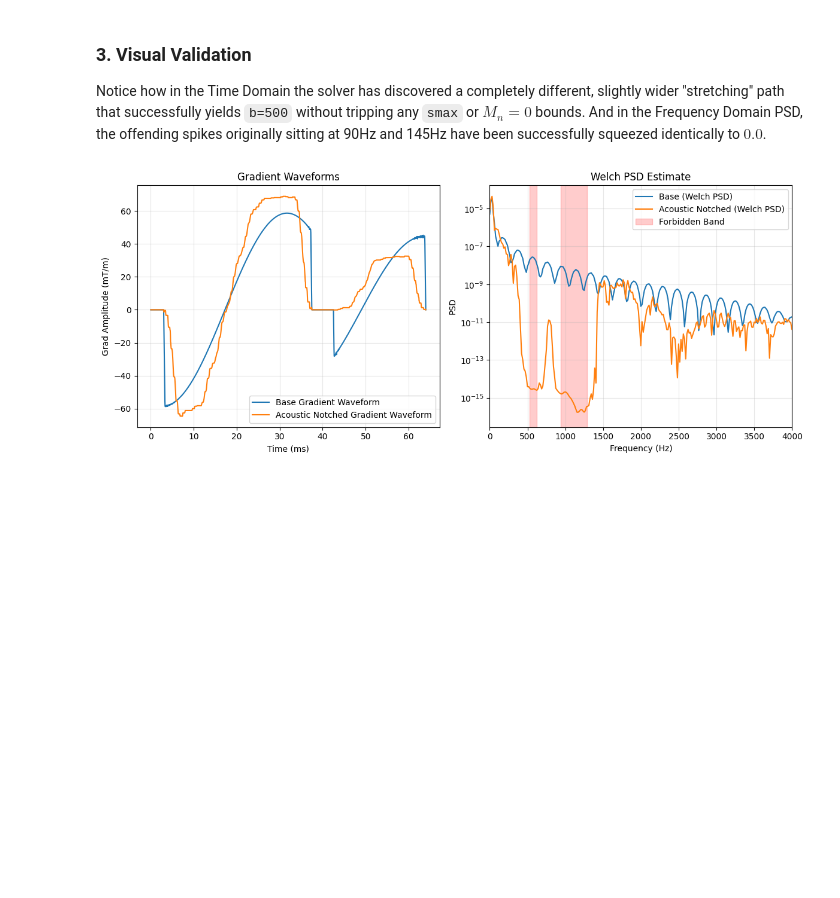
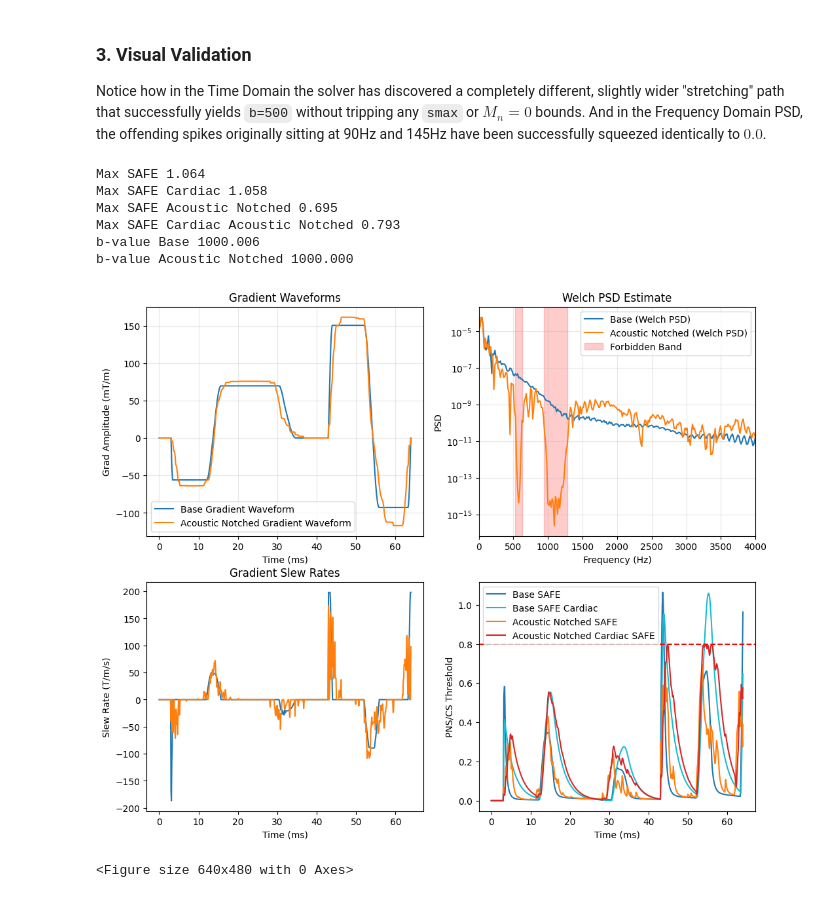
Before and after one commit to bughht/gropt-dev, a Jupyter notebook: examples/diffusion/acoustic_validation.ipynb, the cells around one changed output. Cells and saved outputs as stored; diff of their text form; code cells hidden in the pictures; blank space fills up the shorter version.

Commit message:
Update acoustic validation notebook with new operators

```diff
--- a/examples/diffusion/acoustic_validation.ipynb
+++ b/examples/diffusion/acoustic_validation.ipynb
@@ -64,23 +69,26 @@ If a scanner's mechanical frame happens to have bending modes around **90 Hz** a
 
 We can deploy our new `Op_Acoustic` to define notch exclusion bands precisely where those scanner resonances lie, forcing the convex optimization to reroute the power to safer bands.
 # %%
-# The acoustic solver will use the exact same base setup (TE=90ms, TV smooth)
+# The acoustic solver will use the exact same base setup
 gparams_ac = gparams_base.clone()
-
 # Let's inspect the baseline sequence and target the low frequency peak that naturally occurs!
-# Since we widened TE to 90ms, the frequency peak of the M0, M1 nulled sequence is ~ 20 Hz.
 forbidden_frequencies = [f['frequency'] for f in forbidden_frequency]
 forbidden_bandwidths = [f['bandwidth'] for f in forbidden_frequency]
 
-# Use a tapered band edge and a mild TV penalty to reduce time-domain ringing
-# while keeping the notch depth strong.
-gparams_ac.add_acoustic(forbidden_frequencies, forbidden_bandwidths, weight_mod=1.5, transition_hz=150.0)
-# gparams_ac.add_TV(2e-5, 10.0)
+# Use a tapered band edge.
+gparams_ac.add_acoustic(forbidden_frequencies, forbidden_bandwidths, weight_mod=10, bw_scale=0.4)
 
+# gparams_base.add_SAFE(0.8, safe_params=safe_params)
+gparams_base.add_SAFE(0.8, safe_params=safe_params_cardiac)
+
+# Add TV over frequency domain
+# gparams_ac.add_TV_Freq(tv_lam=1e-4, weight_mod=5.0, n_pad=4096)
+
+# Add TV over Slew Rate (2nd order TV)
+# gparams_ac.add_TV2(tv2_lam=1e-3, weight_mod=5.0)
 
 print("Solving Acoustic Notched Sequence...")
 start_t = timer()
-# Increased max_iter significantly to allow the ADMM/OSQP solver to fully converge with the difficult acoustic constraints
 result_ac = gropt.solve(gparams_ac, max_iter=25000)
 stop_t = timer()
 
@@ -94,38 +105,87 @@ from scipy.signal import welch
 
 # Welch PSD estimation
 fs = 1.0 / gparams_base.dt
-nperseg = min(4096, out_base.size)
+nperseg = min(2048, out_base.size)
 noverlap = nperseg // 2
 
 xf, psd_base = welch(out_base, fs=fs, window="hann", nperseg=nperseg, noverlap=noverlap, scaling="density")
 _, psd_ac = welch(out_ac, fs=fs, window="hann", nperseg=nperseg, noverlap=noverlap, scaling="density")
 
 tt_ms = np.arange(out_base.size) * gparams_base.dt * 1e3
 
+new_first_axis = 0
+safe_base = gropt.gropt_wrapper.get_SAFE(out_base, gparams_base.dt,
+                                    new_first_axis=new_first_axis,
+                                    safe_params=safe_params)
+safe_cardiac_base = gropt.gropt_wrapper.get_SAFE(out_base, gparams_base.dt,
+                                    new_first_axis=new_first_axis,
+                                    safe_params=safe_params_cardiac)
+safe_ac = gropt.gropt_wrapper.get_SAFE(out_ac, gparams_base.dt,
+                                    new_first_axis=new_first_axis,
+                                    safe_params=safe_params)
+safe_cardiac_ac = gropt.gropt_wrapper.get_SAFE(out_ac, gparams_base.dt,
+                                    new_first_axis=new_first_axis,
+                                    safe_params=safe_params_cardiac)
+# Calculate b-value
+bvalue_base = result_base.bvalue
+bvalue_ac = result_ac.bvalue
+
+print(f'Max SAFE {np.max(safe_base):.3f}')
+print(f'Max SAFE Cardiac {np.max(safe_cardiac_base):.3f}')
+print(f'Max SAFE Acoustic Notched {np.max(safe_ac):.3f}')
+print(f'Max SAFE Cardiac Acoustic Notched {np.max(safe_cardiac_ac):.3f}')
+print(f'b-value Base {bvalue_base:.3f}')
+print(f'b-value Acoustic Notched {bvalue_ac:.3f}')
 
 # Optional comparison plot
-plt.figure(figsize=(12, 5))
-plt.subplot(121)
+plt.figure(figsize=(12, 10))
+plt.subplot(221)
 plt.plot(tt_ms, out_base*1000, label="Base Gradient Waveform", color="tab:blue")
 plt.plot(tt_ms, out_ac*1000, label="Acoustic Notched Gradient Waveform", color="tab:orange")
 plt.xlabel("Time (ms)")
 plt.ylabel("Grad Amplitude (mT/m)")
 plt.title("Gradient Waveforms")
 plt.grid(True, which="both", alpha=0.3)
 plt.legend()
 
-plt.subplot(122)
+plt.subplot(222)
 plt.semilogy(xf, psd_base, label="Base (Welch PSD)", color="tab:blue")
 plt.semilogy(xf, psd_ac, label="Acoustic Notched (Welch PSD)", color="tab:orange")
 for idx, (f, bw) in enumerate(zip(forbidden_frequencies, forbidden_bandwidths)):
     plt.axvspan(f - bw / 2, f + bw / 2, alpha=0.2, color="red", label="Forbidden Band" if idx == 0 else None)
 plt.xlim(0, 4000)
 plt.xlabel("Frequency (Hz)")
 plt.ylabel("PSD")
 plt.title("Welch PSD Estimate")
 plt.grid(True, which="both", alpha=0.3)
 plt.legend()
+
+plt.subplot(223)
+plt.plot(tt_ms[:-1], np.diff(out_base)/gparams_base.dt, label="Base Gradient Slew Rate", color="tab:blue")
+plt.plot(tt_ms[:-1], np.diff(out_ac)/gparams_base.dt, label="Acoustic Notched Gradient Slew Rate", color="tab:orange")
+plt.xlabel("Time (ms)")
+plt.ylabel("Slew Rate (T/m/s)")
+plt.title("Gradient Slew Rates")
+
+plt.subplot(224)
+plt.plot(tt_ms, safe_base, label="Base SAFE", color="tab:blue")
+plt.plot(tt_ms, safe_cardiac_base, label="Base SAFE Cardiac", color="tab:cyan")
+plt.plot(tt_ms, safe_ac, label="Acoustic Notched SAFE", color="tab:orange")
+plt.plot(tt_ms, safe_cardiac_ac, label="Acoustic Notched Cardiac SAFE", color="tab:red")
+plt.legend()
+
+plt.axhline(0.8, color="red", linestyle="--", label="SAFE Limit")
+plt.xlabel("Time (ms)")
+plt.ylabel("PNS/CS Threshold")
+plt.show()
+
 plt.tight_layout()
-plt.show()
 # %% [output]
+Max SAFE 1.064
+Max SAFE Cardiac 1.058
+Max SAFE Acoustic Notched 0.695
+Max SAFE Cardiac Acoustic Notched 0.793
+b-value Base 1000.006
+b-value Acoustic Notched 1000.000
-[figure, old version]
+[figure, new version]
+<Figure size 640x480 with 0 Axes>
```
Also changed, not shown: parts of 4 cells of this notebook, 17 other files.
